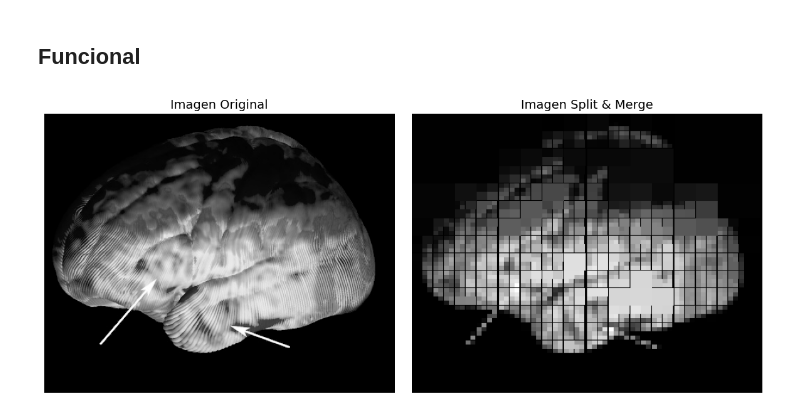
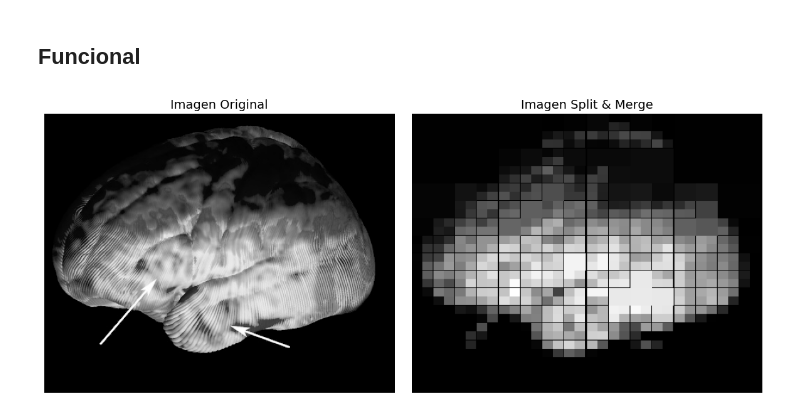
Before and after one commit to Lariicsa/pc_t3, a Jupyter notebook: split_and_merge.ipynb, the cells around one changed output. Saved outputs shown, nothing was run; the diff lists cells and outputs as text; code cells hidden in the pictures.

```diff
--- a/split_and_merge.ipynb
+++ b/split_and_merge.ipynb
@@ -1,20 +1,20 @@
 # %% [markdown]
 ## Funcional
 # %%
-import cv2 as cv
+import cv2
 import numpy as np
 import matplotlib.pyplot as plt
 
 # Parámetros ajustables
 THRESHOLD = 300      # Umbral de varianza
-MIN_SIZE = 8       # Tamaño mínimo de región
+MIN_SIZE = 16       # Tamaño mínimo de región
 IMAGE_PATH = 'assets/adhd_brain.jpeg'
 
-#verigficacion de regions
+# Verifica si una región es homogénea
 def is_homogeneous(region):
     return np.var(region) < THRESHOLD
 
-# División de imagen
+# Divide recursivamente la imagen en regiones homogéneas
 def split(img, x, y, w, h):
     region = img[y:y+h, x:x+w]
     if w <= MIN_SIZE or h <= MIN_SIZE or is_homogeneous(region):
@@ -28,7 +28,7 @@ def split(img, x, y, w, h):
     regions += split(img, x + w2, y + h2, w2, h2)
     return regions
 
-# merge
+# Fusiona las regiones segmentadas asignándoles el valor medio
 def merge(img, regions):
     canvas = np.zeros_like(img)
     for x, y, w, h in regions:
@@ -37,34 +37,34 @@ def merge(img, regions):
         canvas[y:y+h, x:x+w] = mean_val
     return canvas
 
-# todo lo que va a llamar y mostrar
+# Muestra resultados con matplotlib
 def mostrar_resultados(original, segmentada):
     fig, axes = plt.subplots(1, 2, figsize=(12, 6))
 
     axes[0].imshow(original, cmap='gray')
     axes[0].set_title("Imagen Original", fontsize=14)
     axes[0].axis('off')
 
     axes[1].imshow(segmentada, cmap='gray')
     axes[1].set_title("Imagen Split & Merge", fontsize=14)
     axes[1].axis('off')
 
     plt.tight_layout(pad=2)
     plt.show()
 
 # Función principal
 def main():
-    image = cv.imread(IMAGE_PATH, cv.IMREAD_GRAYSCALE)
+    image = cv2.imread(IMAGE_PATH, cv2.IMREAD_GRAYSCALE)
     if image is None:
         print(f"Error al cargar la imagen: {IMAGE_PATH}")
         return
 
     h, w = image.shape
     regions = split(image, 0, 0, w, h)
     segmented = merge(image, regions)
     mostrar_resultados(image, segmented)
 
 if __name__ == "__main__":
     main()
 # %% [output]
-[figure, old version]
+[figure, new version]
```
Also changed, not shown: 3 other files.
